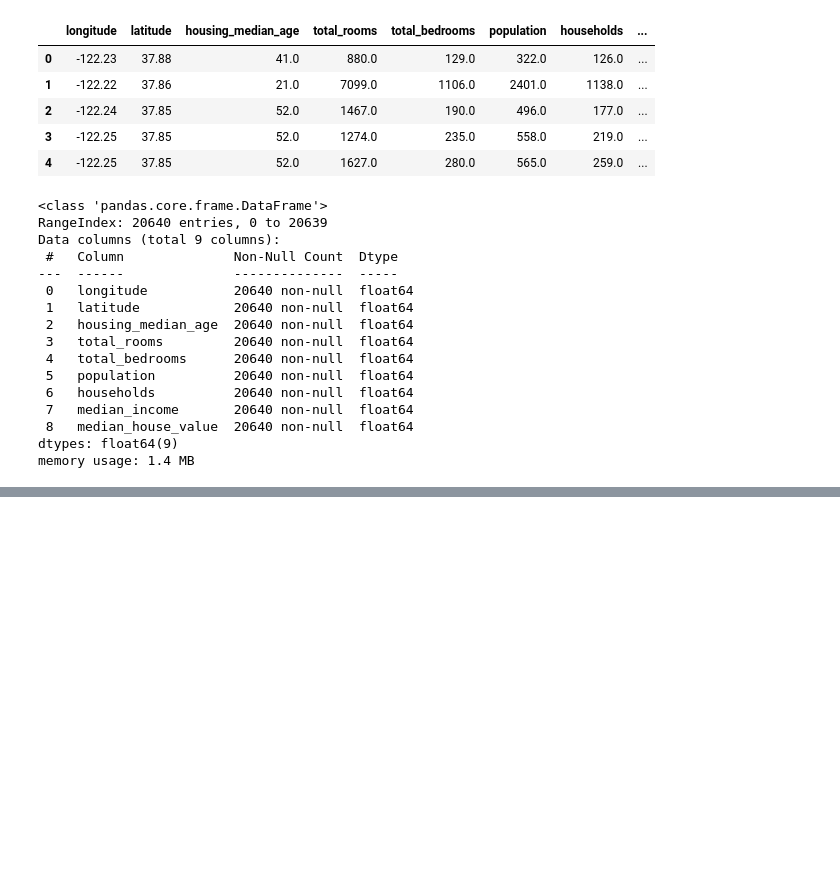
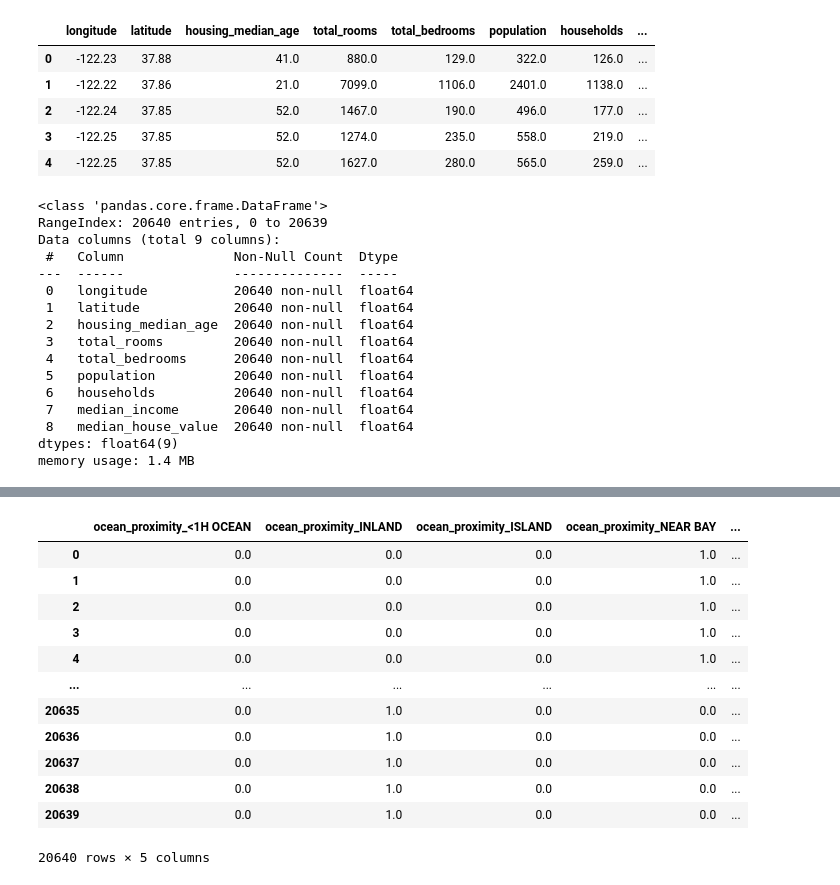
Before and after one commit to Shaht448/chapter-1-ML, a Jupyter notebook: housing_price-checkpoint.ipynb, the cells around one changed output, grey strips where cells are left out. Drawn from its saved outputs; the diff is of its cells as text; code cells hidden in the pictures; blank space fills up the shorter version.

```diff
--- a/housing_price-checkpoint.ipynb
+++ b/housing_price-checkpoint.ipynb
@@ -254,0 +323,3 @@ train_set, test_set = train_test_split(data, test_size=0.2, random_state=42)
+# %%
+data["bedroom_per_house"] = data["total_bedrooms"] / data["total_rooms"]
+data
@@ -254,0 +340,3 @@ train_set, test_set = train_test_split(data, test_size=0.2, random_state=42)
+# %%
+housing_cat = data[["ocean_proximity"]]
+housing_cat.head(10)
@@ -254,0 +396,5 @@ train_set, test_set = train_test_split(data, test_size=0.2, random_state=42)
+# %%
+from sklearn.preprocessing import OneHotEncoder
+onehot_encoder = OneHotEncoder(sparse_output=False)
+one_data = onehot_encoder.fit_transform(housing_cat)
+one_data[:10]
@@ -254,0 +428,17 @@ train_set, test_set = train_test_split(data, test_size=0.2, random_state=42)
+# %%
+housing_data = pd.DataFrame(one_data,columns=onehot_encoder.get_feature_names_out())
+housing_data
+# %% [output]
+|  | ocean_proximity_<1H OCEAN | ocean_proximity_INLAND | ocean_proximity_ISLAND | ocean_proximity_NEAR BAY | ... |
+| 0 | 0.0 | 0.0 | 0.0 | 1.0 | ... |
+| 1 | 0.0 | 0.0 | 0.0 | 1.0 | ... |
+| 2 | 0.0 | 0.0 | 0.0 | 1.0 | ... |
+| 3 | 0.0 | 0.0 | 0.0 | 1.0 | ... |
+| 4 | 0.0 | 0.0 | 0.0 | 1.0 | ... |
+| ... | ... | ... | ... | ... | ... |
+| 20635 | 0.0 | 1.0 | 0.0 | 0.0 | ... |
+| 20636 | 0.0 | 1.0 | 0.0 | 0.0 | ... |
+| 20637 | 0.0 | 1.0 | 0.0 | 0.0 | ... |
+| 20638 | 0.0 | 1.0 | 0.0 | 0.0 | ... |
+| 20639 | 0.0 | 1.0 | 0.0 | 0.0 | ... |
+20640 rows × 5 columns
```
Also changed, not shown: parts of 62 cells of this notebook.
